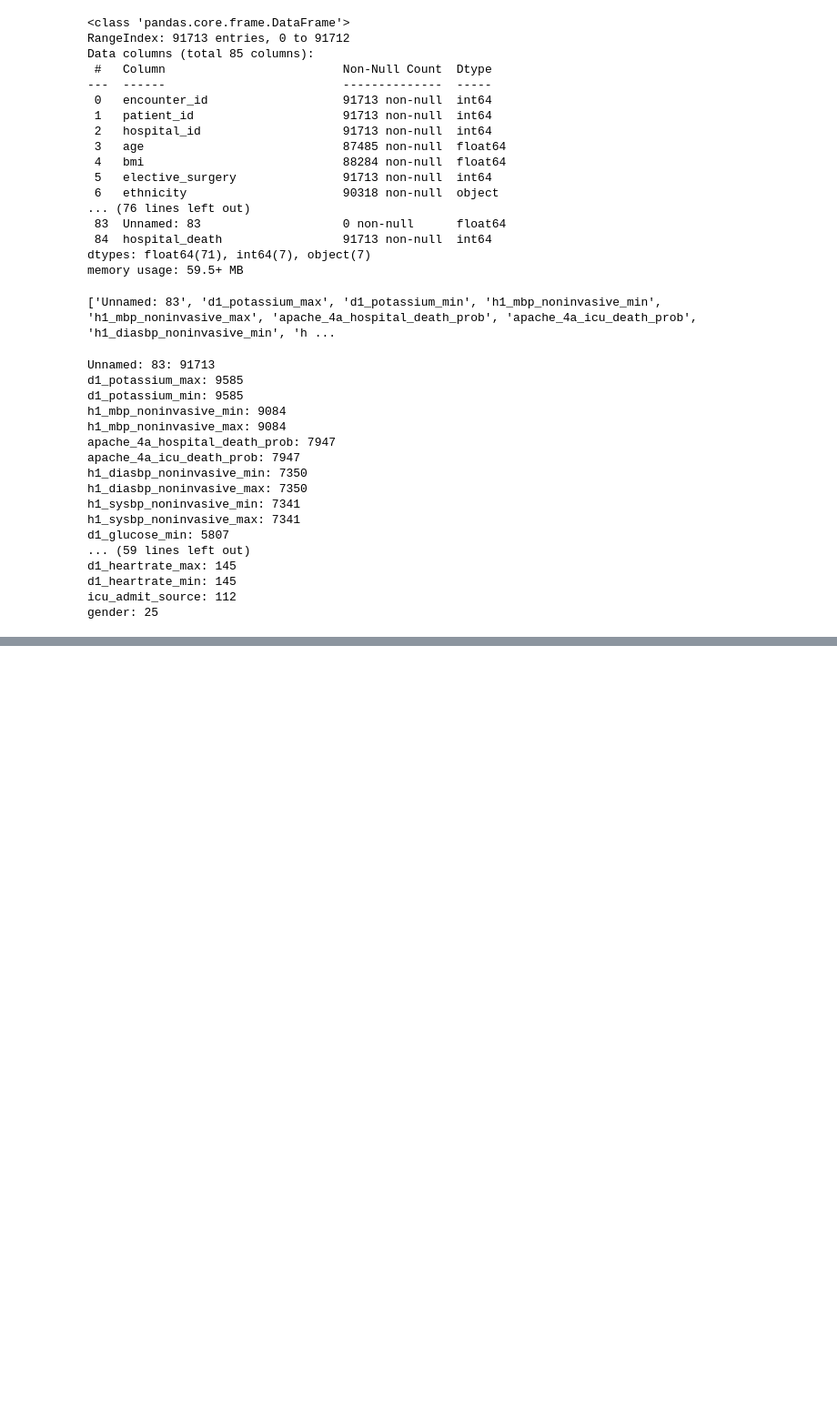
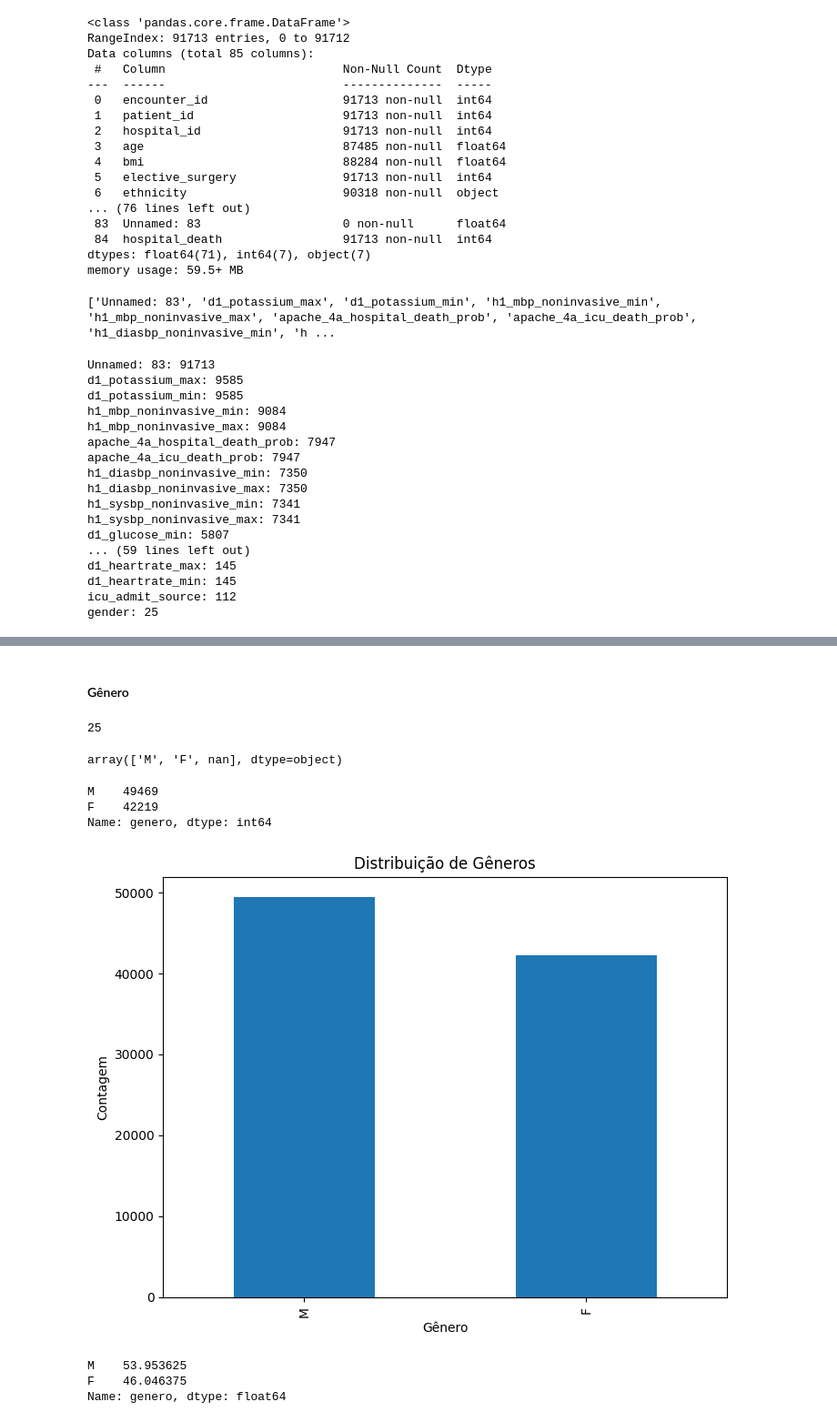
Before and after one commit to uiara/-PISI3_2022.2, a Jupyter notebook: data/analise.ipynb, the cells around one changed output, grey strips where cells are left out. Shown at 91% size. Drawn from its saved outputs; the diff is of its cells as text; code cells hidden in the pictures; blank space fills up the shorter version.

```diff
--- a/data/analise.ipynb
+++ b/data/analise.ipynb
@@ -191,0 +278,33 @@ Index(['id_ncontro', 'id_paciente', 'id_hospital', 'idade', 'imc',
+# %% [markdown]
+#### Gênero
+# %%
+df['genero'].isnull().sum()
+# %% [output]
+25
+# %%
+df['genero'].unique()
+# %% [output]
+array(['M', 'F', nan], dtype=object)
+# %%
+genero_cont = df['genero'].value_counts()
+genero_cont
+# %% [output]
+M    49469
+F    42219
+Name: genero, dtype: int64
+# %%
+plt.figure(figsize=(8, 6))
+genero_cont.plot(kind='bar')
+plt.xlabel('Gênero')
+plt.ylabel('Contagem')
+plt.title('Distribuição de Gêneros')
+plt.show()
+# %% [output]
+[figure, added]
+# %%
+genero_proporcao = df['genero'].value_counts(normalize=True) * 100
+genero_proporcao
+# %% [output]
+M    53.953625
+F    46.046375
+Name: genero, dtype: float64
```
Also changed, not shown: parts of 76 cells of this notebook.
